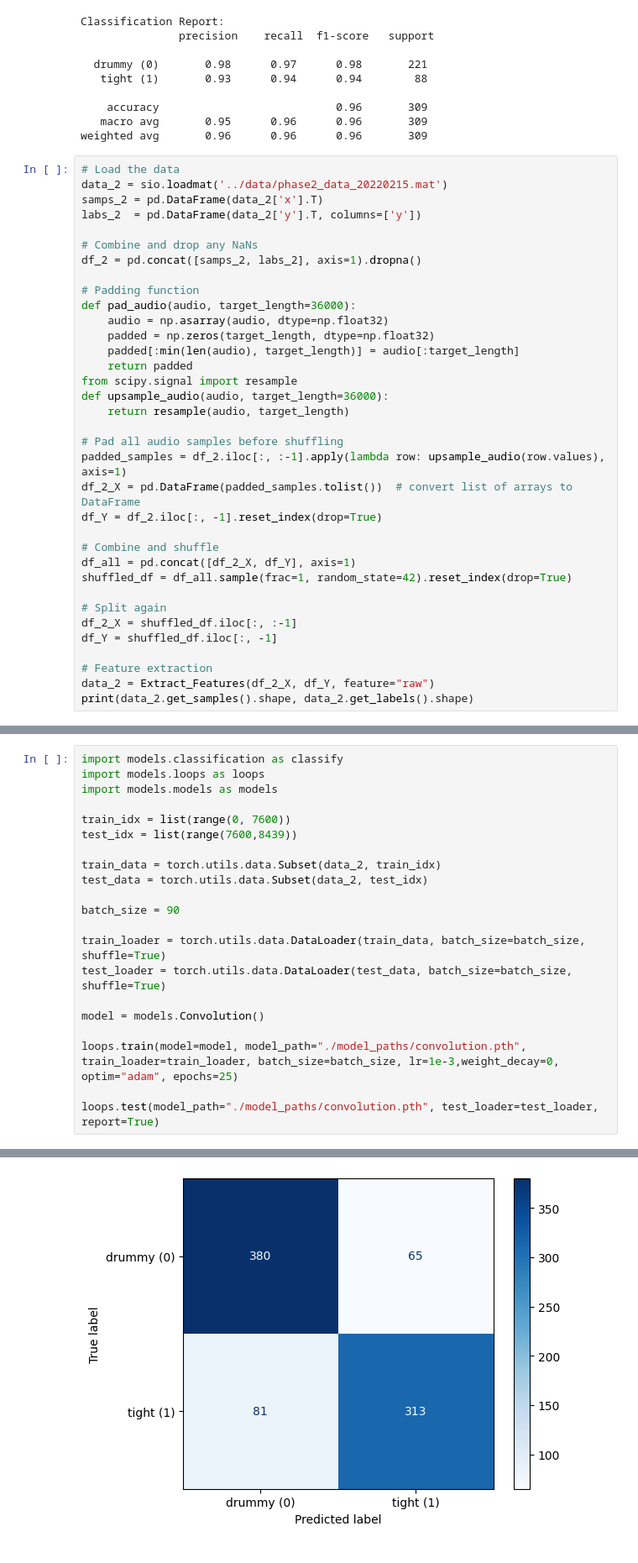
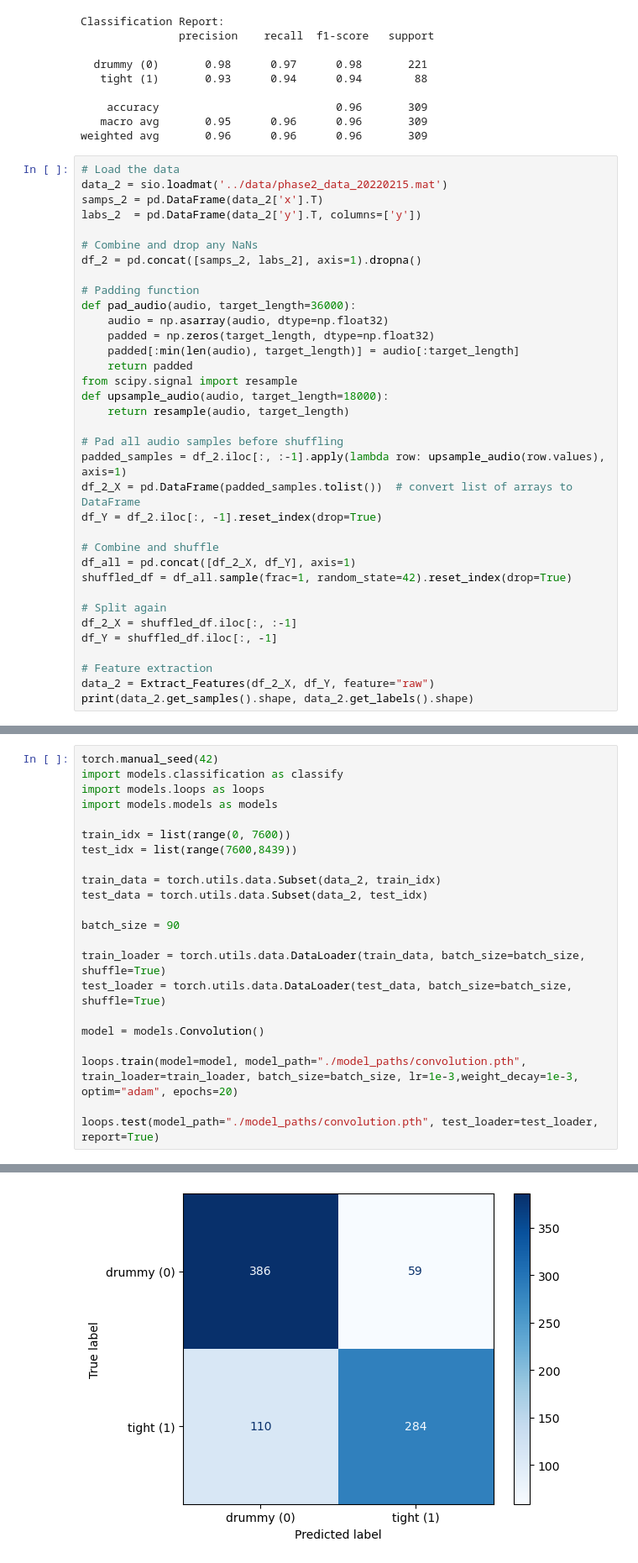
Before and after one commit to kanwarSINGH03/acoustic_signal_classification, a Jupyter notebook: evaluation/convolution.ipynb, the cells around one changed output, grey strips where cells are left out. Shown at 84% size. Saved outputs shown, nothing was run; the diff lists cells and outputs as text.

```diff
--- a/evaluation/convolution.ipynb
+++ b/evaluation/convolution.ipynb
@@ -99,7 +99,7 @@ def pad_audio(audio, target_length=36000):
     padded[:min(len(audio), target_length)] = audio[:target_length]
     return padded
 from scipy.signal import resample
-def upsample_audio(audio, target_length=36000):
+def upsample_audio(audio, target_length=18000):
     return resample(audio, target_length)
 
 # Pad all audio samples before shuffling
@@ -123,4 +123,5 @@ print(data_2.get_samples().shape, data_2.get_labels().shape)
 # %%
+torch.manual_seed(42)
 import models.classification as classify
 import models.loops as loops
 import models.models as models
@@ -138,7 +139,7 @@ test_loader = torch.utils.data.DataLoader(test_data, batch_size=batch_size, shuf
 
 model = models.Convolution()
 
-loops.train(model=model, model_path="./model_paths/convolution.pth", train_loader=train_loader, batch_size=batch_size, lr=1e-3,weight_decay=0, optim="adam", epochs=25)
+loops.train(model=model, model_path="./model_paths/convolution.pth", train_loader=train_loader, batch_size=batch_size, lr=1e-3,weight_decay=1e-3, optim="adam", epochs=20)
 
 loops.test(model_path="./model_paths/convolution.pth", test_loader=test_loader, report=True)
 # %% [output]
@@ -162,4 +163,4 @@ Test accuracy: 0.8260
-[figure, old version]
+[figure, new version]
 Classification Report:
                precision    recall  f1-score   support
 
```
Also changed, not shown: parts of 2 cells of this notebook, 2 other files.
